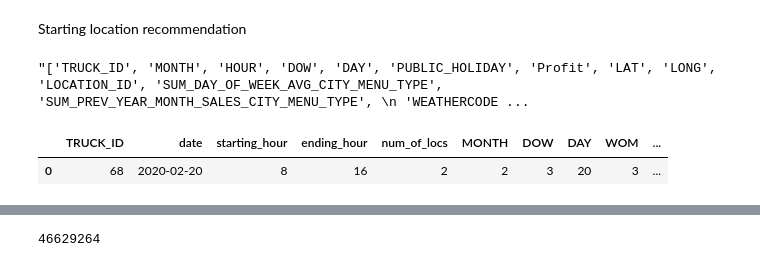
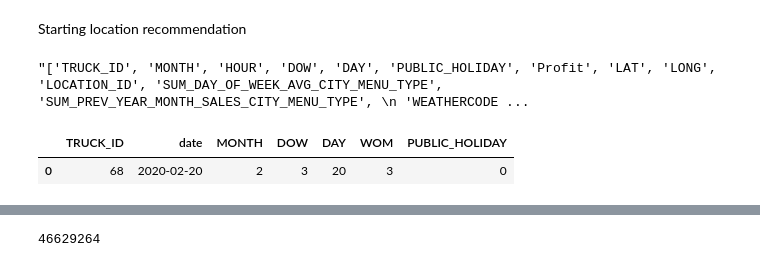
Before and after one commit to jkyxd/ICP_Group3, a Jupyter notebook: Testing File.ipynb, the cells around one changed output, grey strips where cells are left out. Cells and saved outputs as stored; diff of their text form; code cells hidden in the pictures.

```diff
--- a/Testing File.ipynb
+++ b/Testing File.ipynb
@@ -241,10 +241,7 @@ starting_hour = 8
 ending_hour = 16
 num_of_locs = 2
 df = pd.DataFrame({'TRUCK_ID': [truck_id],
-                   'date': [date],
-                   'starting_hour': [starting_hour],
-                   'ending_hour': [ending_hour],
-                   'num_of_locs': [num_of_locs]})
+                   'date': [date]})
 
 #seperate date into month, dow, day, public_holiday
 df['date'] = pd.to_datetime(df['date'])
@@ -260,35 +257,35 @@ public_holidays = [
     {'Month': 10, 'Day': None, 'DOW': '0', 'WOM': 2},  # Columbus Day (second Monday in October)
     {'Month': 6, 'Day': 19, 'DOW': None, 'WOM': None},  # Juneteenth
     {'Month': 9, 'Day': None, 'DOW': '0', 'WOM': 1},  # Labor Day (first Monday in September)
     {'Month': 1, 'Day': None, 'DOW': '0', 'WOM': 3},  # Martin Luther King, Jr. Day (third Monday in January)
     {'Month': 5, 'Day': None, 'DOW': '0', 'WOM': -1},  # Memorial Day (last Monday in May)
     {'Month': 1, 'Day': 1, 'DOW': None, 'WOM': None},  # New Year's Day
     {'Month': 12, 'Day': 31, 'DOW': None, 'WOM': None},  # New Year's Eve
     {'Month': 11, 'Day': None, 'DOW': '3', 'WOM': 4},  # Thanksgiving Day (fourth Thursday in November)
     {'Month': 11, 'Day': None, 'DOW': '2', 'WOM': 4},  # Thanksgiving Eve (fourth Wednesday in November)
     {'Month': 2, 'Day': 14, 'DOW': None, 'WOM': None},  # Valentine's Day
     {'Month': 11, 'Day': 11, 'DOW': None, 'WOM': None},  # Veterans Day
     {'Month': 10, 'Day': 31, 'DOW': None, 'WOM': None},  # Halloween
     {'Month': 3, 'Day': 17, 'DOW': None, 'WOM': None},  # St. Patrick's Day
     {'Month': 11, 'Day': 25, 'DOW': '4', 'WOM': None},  # Black Friday
     {'Month': 12, 'Day': 26, 'DOW': None, 'WOM': None},  # Boxing Day
 ]
 
 # Iterate over the public holidays and create the 'public_holiday' column
 df['PUBLIC_HOLIDAY'] = 0  # Initialize the column with 0 (not a public holiday)
 for holiday in public_holidays:
     month_mask = df['date'].dt.month == holiday['Month']
     day_mask = df['date'].dt.day == holiday['Day']
     dow_mask = df['date'].dt.dayofweek == int(holiday['DOW']) if holiday['DOW'] is not None else True
     wom_mask = (df['date'].dt.day - 1) // 7 + 1 == holiday['WOM'] if holiday['WOM'] is not None else True
 
     mask = month_mask & day_mask & dow_mask & wom_mask
     df.loc[mask, 'PUBLIC_HOLIDAY'] = 1
 
 df.head()
 # %% [output]
-|  | TRUCK_ID | date | starting_hour | ending_hour | num_of_locs | MONTH | DOW | DAY | WOM | ... |
-| 0 | 68 | 2020-02-20 | 8 | 16 | 2 | 2 | 3 | 20 | 3 | ... |
+|  | TRUCK_ID | date | MONTH | DOW | DAY | WOM | PUBLIC_HOLIDAY |
+| 0 | 68 | 2020-02-20 | 2 | 3 | 20 | 3 | 0 |
 # %%
 #schema get Truck table + Location table, get location id, City + region
 session.use_schema("RAW_POS")
```
Also changed, not shown: parts of 22 cells of this notebook.
